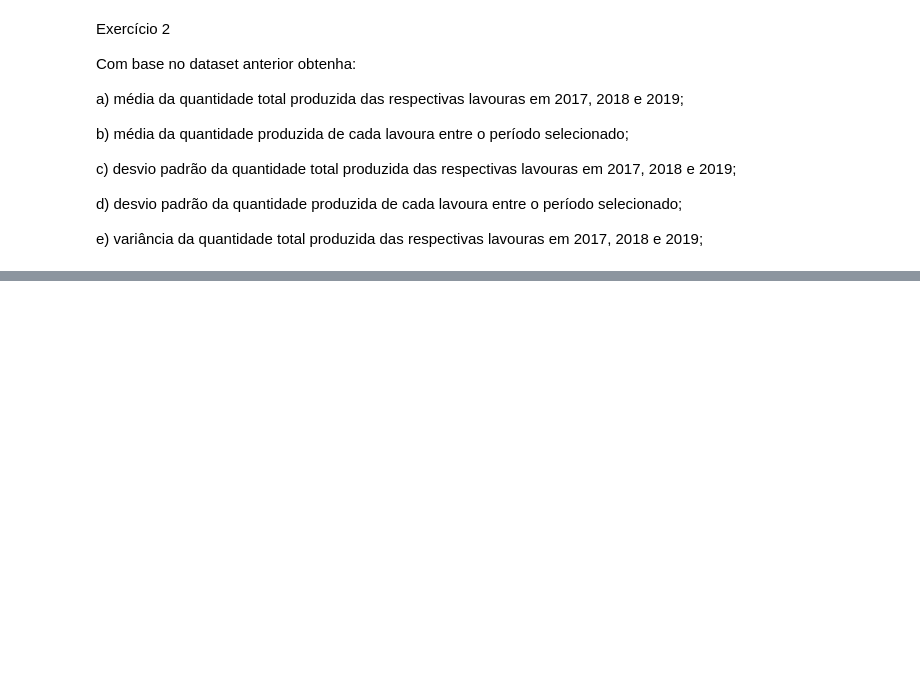
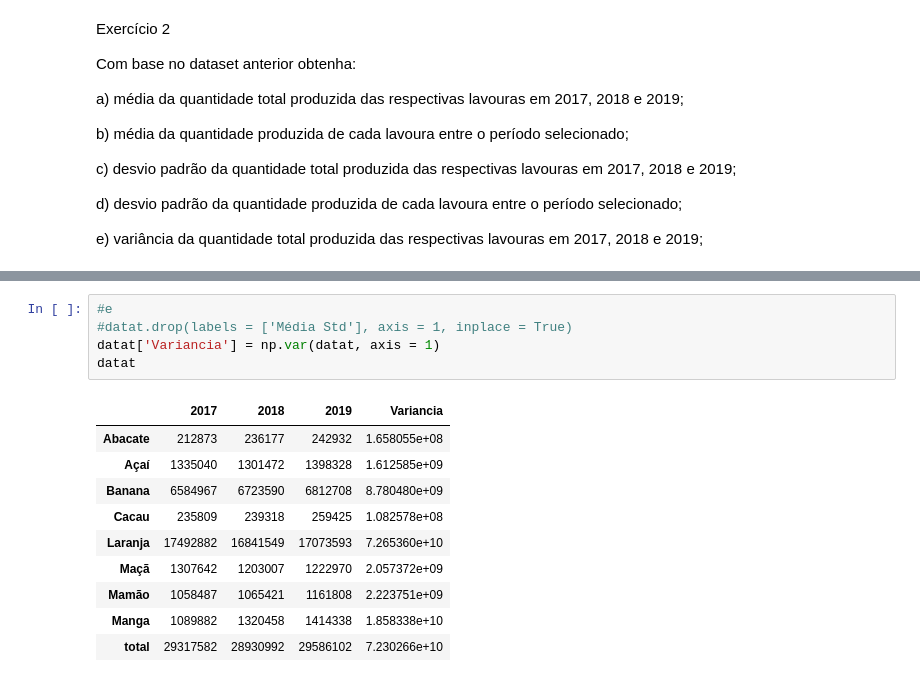
Before and after one commit to isaiastrajano/BootCamp_Python_DataScience, a Jupyter notebook: Exercicio_estatisticadescritiva.ipynb, the cells around one changed output, grey strips where cells are left out. Drawn from its saved outputs; the diff is of its cells as text; blank space fills up the shorter version.

```diff
--- a/Exercicio_estatisticadescritiva.ipynb
+++ b/Exercicio_estatisticadescritiva.ipynb
@@ -110,0 +125,16 @@ datat
+# %%
+#e
+#datat.drop(labels = ['Média Std'], axis = 1, inplace = True)
+datat['Variancia'] = np.var(datat, axis = 1)
+datat
+# %% [output]
+|  | 2017 | 2018 | 2019 | Variancia |
+| Abacate | 212873 | 236177 | 242932 | 1.658055e+08 |
+| Açaí | 1335040 | 1301472 | 1398328 | 1.612585e+09 |
+| Banana | 6584967 | 6723590 | 6812708 | 8.780480e+09 |
+| Cacau | 235809 | 239318 | 259425 | 1.082578e+08 |
+| Laranja | 17492882 | 16841549 | 17073593 | 7.265360e+10 |
+| Maçã | 1307642 | 1203007 | 1222970 | 2.057372e+09 |
+| Mamão | 1058487 | 1065421 | 1161808 | 2.223751e+09 |
+| Manga | 1089882 | 1320458 | 1414338 | 1.858338e+10 |
+| total | 29317582 | 28930992 | 29586102 | 7.230266e+10 |
```
Also changed, not shown: parts of 15 cells of this notebook.
